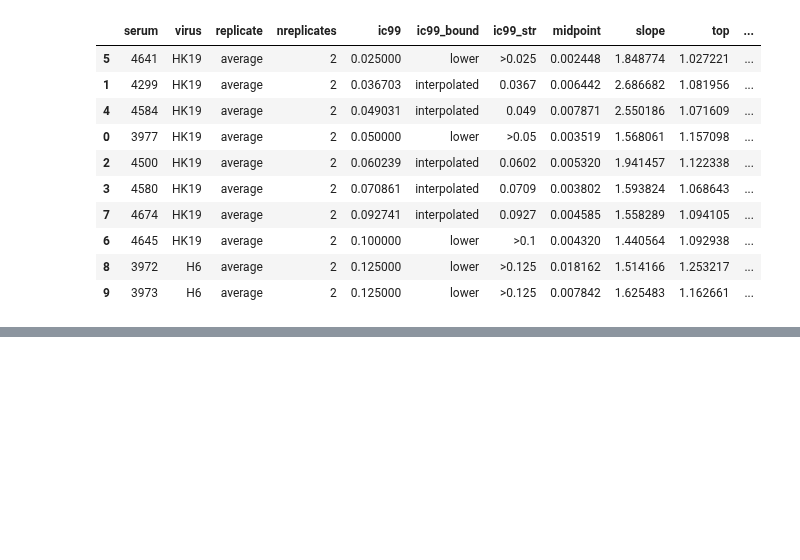
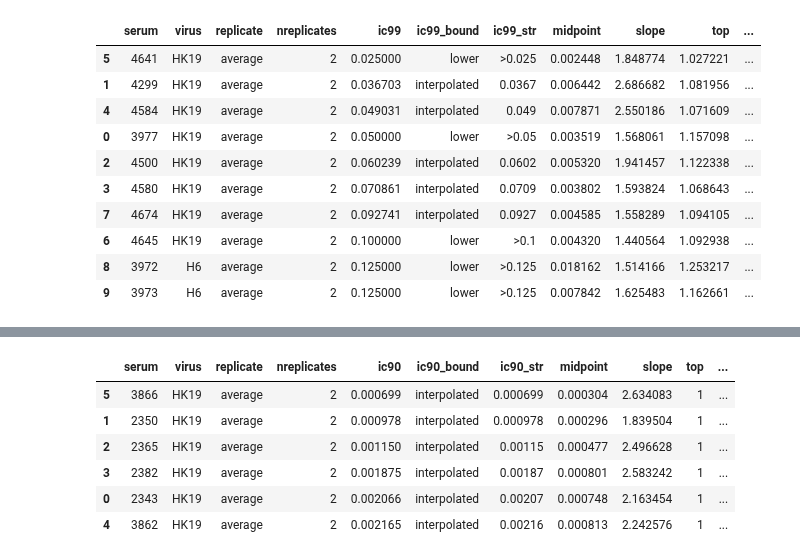
Before and after one commit to sorsinelli/flu_h3_hk19_dms_ic50, a Jupyter notebook: experiments/neut_assays/ped_serum_screening/serum_neut_curves.ipynb, the cells around one changed output, grey strips where cells are left out. Cells and saved outputs as stored; diff of their text form; code cells hidden in the pictures; blank space fills up the shorter version.

```diff
--- a/experiments/neut_assays/ped_serum_screening/serum_neut_curves.ipynb
+++ b/experiments/neut_assays/ped_serum_screening/serum_neut_curves.ipynb
@@ -316,0 +356,11 @@ serum_ic99.sort_values('ic99')
+# %%
+serum_ic90 = fits.fitParams(ics=[90])
+serum_ic90.sort_values('ic90')
+# %% [output]
+|  | serum | virus | replicate | nreplicates | ic90 | ic90_bound | ic90_str | midpoint | slope | top | ... |
+| 5 | 3866 | HK19 | average | 2 | 0.000699 | interpolated | 0.000699 | 0.000304 | 2.634083 | 1 | ... |
+| 1 | 2350 | HK19 | average | 2 | 0.000978 | interpolated | 0.000978 | 0.000296 | 1.839504 | 1 | ... |
+| 2 | 2365 | HK19 | average | 2 | 0.001150 | interpolated | 0.00115 | 0.000477 | 2.496628 | 1 | ... |
+| 3 | 2382 | HK19 | average | 2 | 0.001875 | interpolated | 0.00187 | 0.000801 | 2.583242 | 1 | ... |
+| 0 | 2343 | HK19 | average | 2 | 0.002066 | interpolated | 0.00207 | 0.000748 | 2.163454 | 1 | ... |
+| 4 | 3862 | HK19 | average | 2 | 0.002165 | interpolated | 0.00216 | 0.000813 | 2.242576 | 1 | ... |
```
Also changed, not shown: parts of 8 cells of this notebook, 6 other files.
